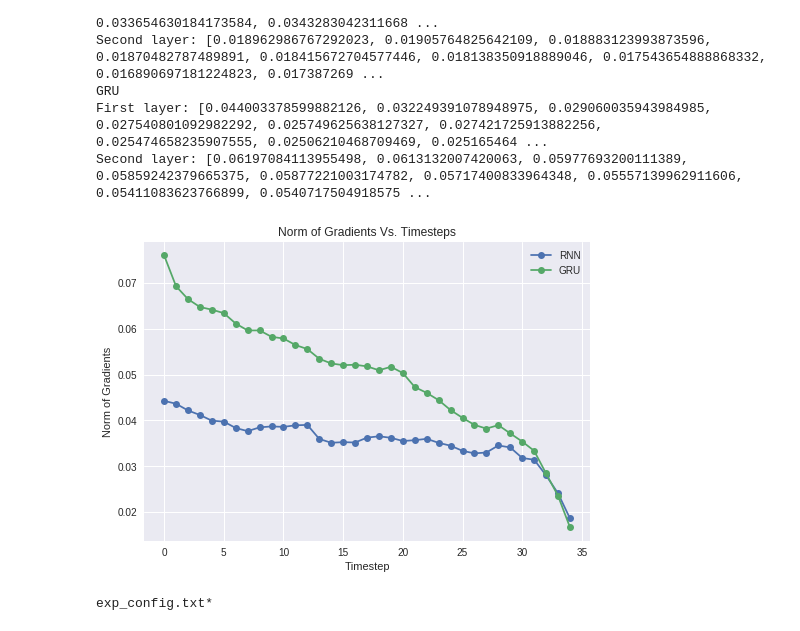
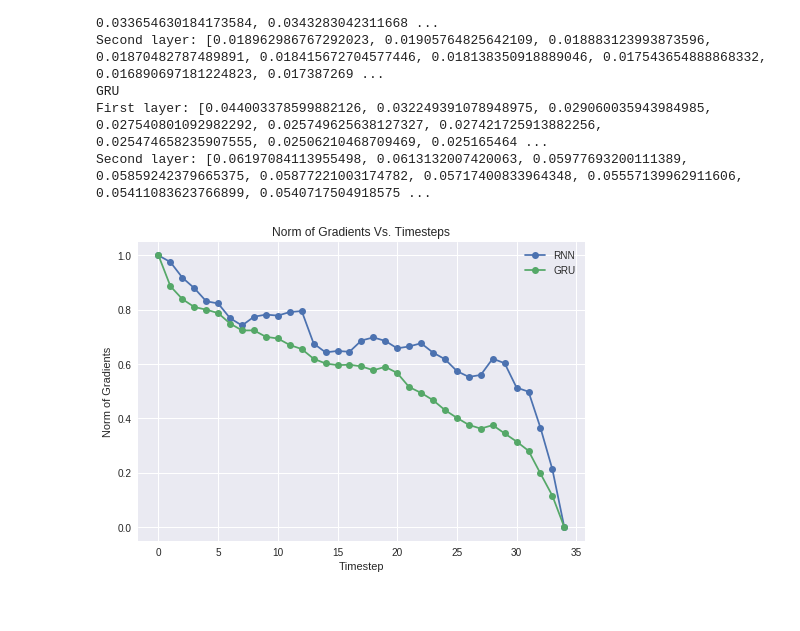
Before and after one commit to bouchardi/ift6135_2, a Jupyter notebook: assignment2/q5_2/Q5_2_plot.ipynb, the cells around one changed output. Saved outputs shown, nothing was run; the diff lists cells and outputs as text; code cells hidden in the pictures.

Commit message:
Update plot

```diff
--- a/assignment2/q5_2/Q5_2_plot.ipynb
+++ b/assignment2/q5_2/Q5_2_plot.ipynb
@@ -766,24 +766,25 @@ Second layer: [0.06197084113955498, 0.0613132007420063, 0.05977693200111389, 0.0
 # %%
 RNN_norm = []
 GRU_norm = []
 
 for i in range(35):
     rnn_norm = np.linalg.norm([RNN_first_layer_grad[i], RNN_second_layer_grad[i]])
     RNN_norm.append(rnn_norm)
     gru_norm = np.linalg.norm([GRU_first_layer_grad[i], GRU_second_layer_grad[i]])
     GRU_norm.append(gru_norm)
 
-plt.plot(RNN_norm, '-o', label='RNN')
-plt.plot(GRU_norm, '-o', label='GRU')
+RNN_norm = np.array(RNN_norm)
+GRU_norm = np.array(GRU_norm)
+rnn_norm_rescale = (RNN_norm - np.min(RNN_norm))/np.ptp(RNN_norm)
+gru_norm_rescale = (GRU_norm - np.min(GRU_norm))/np.ptp(GRU_norm)
+
+plt.plot(rnn_norm_rescale, '-o', label='RNN')
+plt.plot(gru_norm_rescale, '-o', label='GRU')
 
 plt.title("Norm of Gradients Vs. Timesteps")
 plt.ylabel("Norm of Gradients")
 plt.xlabel("Timestep")
 plt.legend()
 plt.show()
 # %% [output]
-[figure, old version]
+[figure, new version]
-# %%
-ls
-# %% [output]
-exp_config.txt*
```
